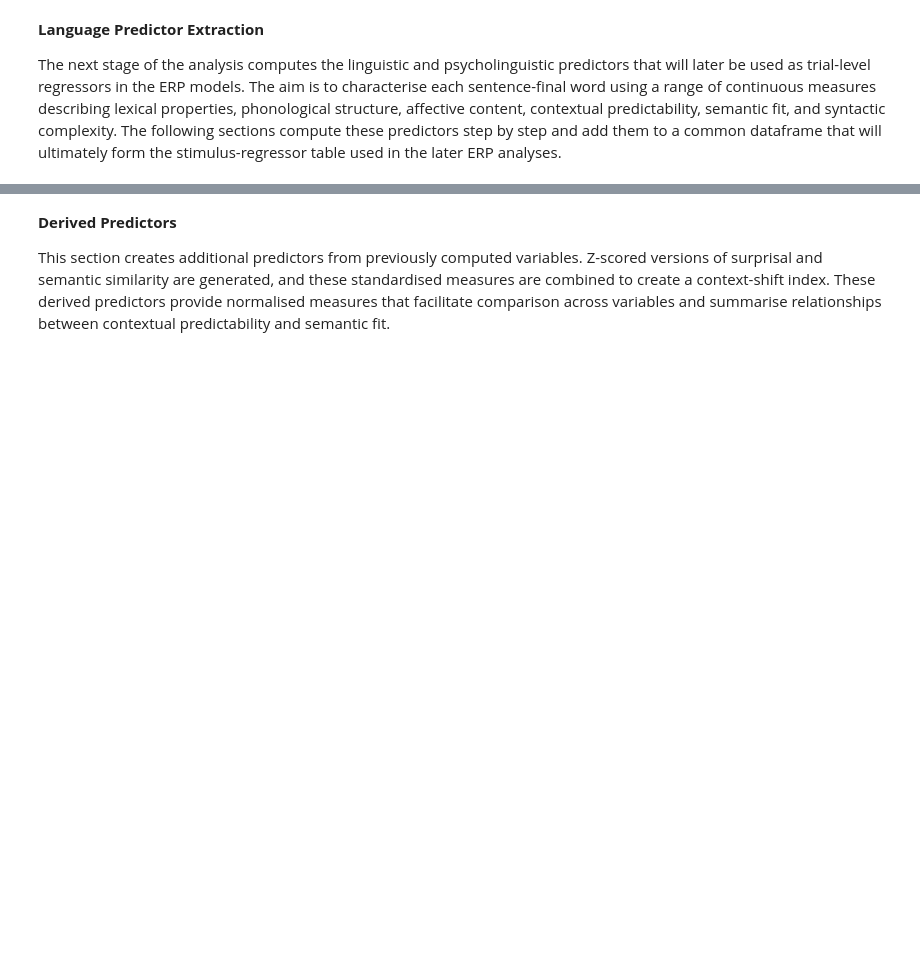
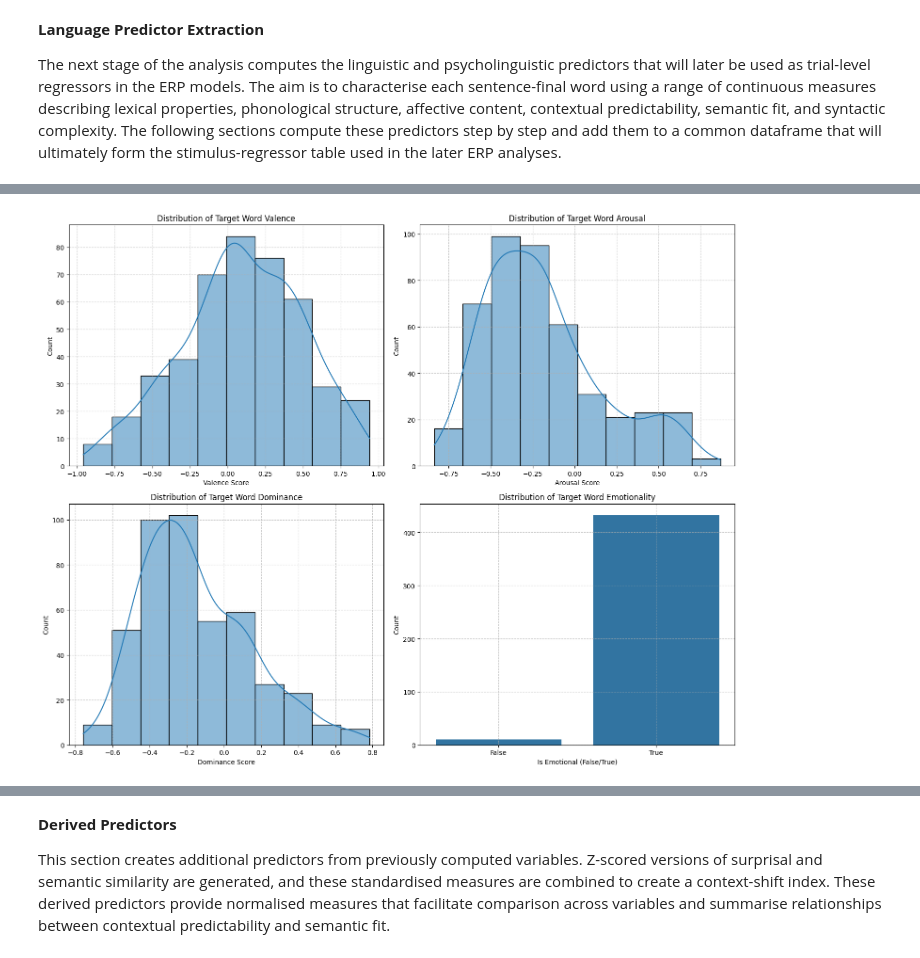
Before and after one commit to AngelaGS27/EEG-Sentence-ERP-Trial-Level-Modelling, a Jupyter notebook: stimuli_analysis.ipynb, the cells around one changed output, grey strips where cells are left out. Drawn from its saved outputs; the diff is of its cells as text; code cells hidden in the pictures; blank space fills up the shorter version.

```diff
--- a/stimuli_analysis.ipynb
+++ b/stimuli_analysis.ipynb
@@ -110,2 +207,42 @@ This section computes affective properties of the target word. The pipeline quer
-# %%
-out = add_target_emotion_features(out)
+# %%
+# These column names are added by add_target_emotion_features
+valence_col = 'target_valence'
+arousal_col = 'target_arousal'
+dominance_col = 'target_dominance'
+emotionality_indicator_col = 'target_is_emotional'
+
+# Create a figure with 2x2 subplots for all emotion features
+fig, axes = plt.subplots(2, 2, figsize=(15, 12))
+
+# Plot histogram for Valence (top-left)
+sns.histplot(out[valence_col], bins=10, kde=True, ax=axes[0, 0])
+axes[0, 0].set_title('Distribution of Target Word Valence')
+axes[0, 0].set_xlabel('Valence Score')
+axes[0, 0].set_ylabel('Count')
+axes[0, 0].grid(True, linestyle='--', alpha=0.7)
+
+# Plot histogram for Arousal (top-right)
+sns.histplot(out[arousal_col], bins=10, kde=True, ax=axes[0, 1])
+axes[0, 1].set_title('Distribution of Target Word Arousal')
+axes[0, 1].set_xlabel('Arousal Score')
+axes[0, 1].set_ylabel('Count')
+axes[0, 1].grid(True, linestyle='--', alpha=0.7)
+
+# Plot histogram for Dominance (bottom-left)
+sns.histplot(out[dominance_col], bins=10, kde=True, ax=axes[1, 0])
+axes[1, 0].set_title('Distribution of Target Word Dominance')
+axes[1, 0].set_xlabel('Dominance Score')
+axes[1, 0].set_ylabel('Count')
+axes[1, 0].grid(True, linestyle='--', alpha=0.7)
+
+# Plot count plot for Overall Emotionality Indicator (bottom-right)
+sns.countplot(x=out[emotionality_indicator_col], ax=axes[1, 1])
+axes[1, 1].set_title('Distribution of Target Word Emotionality')
+axes[1, 1].set_xlabel('Is Emotional (False/True)')
+axes[1, 1].set_ylabel('Count')
+axes[1, 1].grid(True, linestyle='--', alpha=0.7)
+
+plt.tight_layout()
+plt.show()
+# %% [output]
+[figure, added]
```
Also changed, not shown: parts of 38 cells of this notebook.
